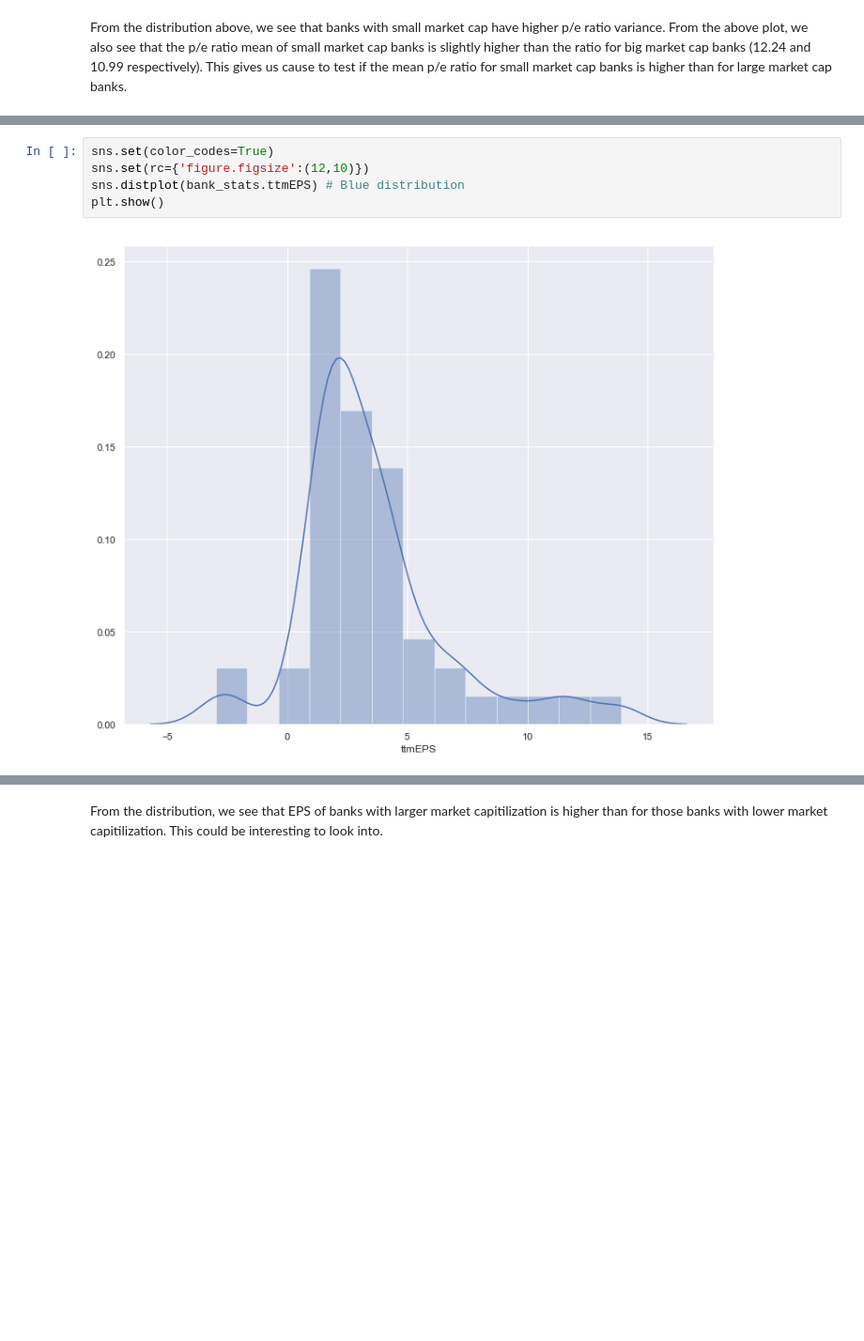
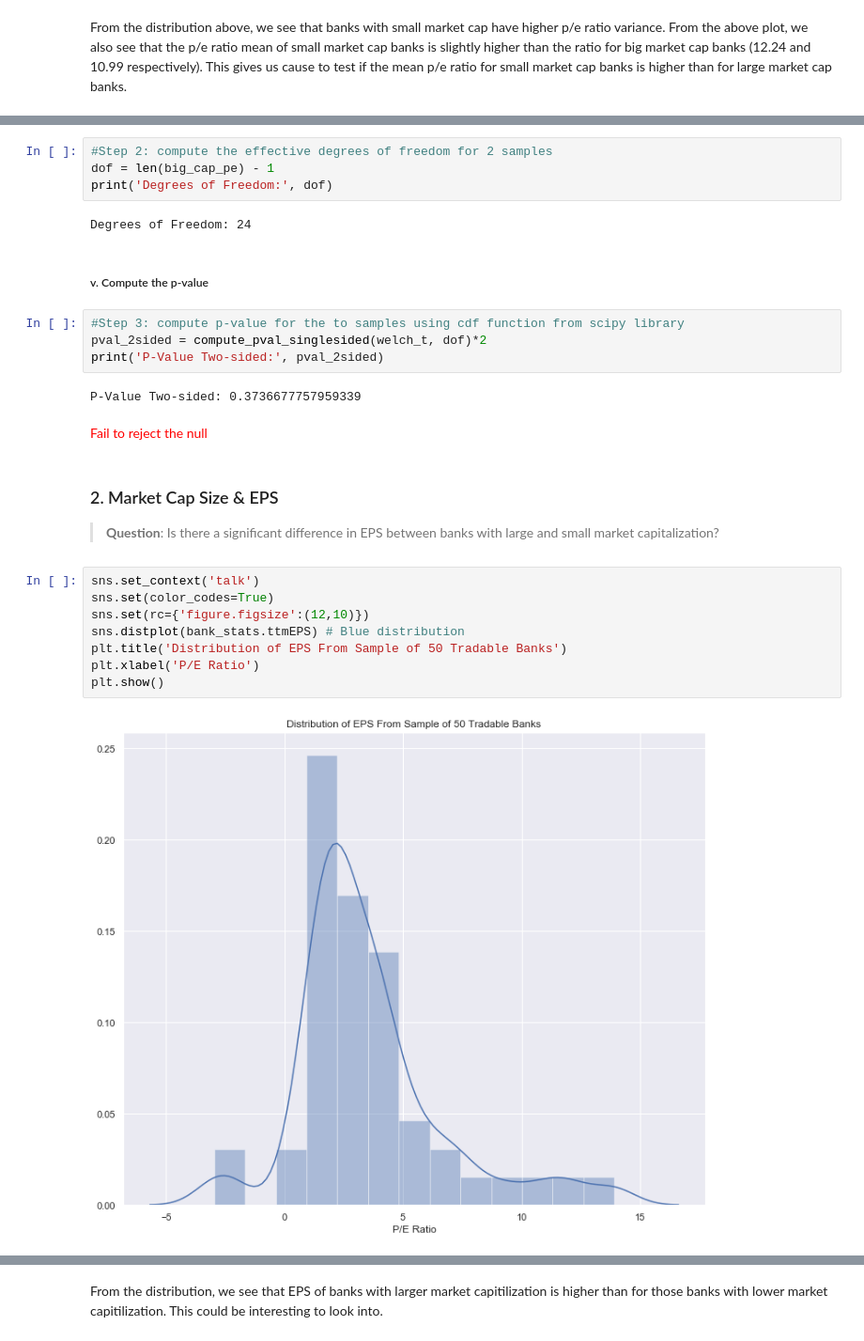
Before and after one commit to mberrien-fitzsimons/survey_public_banks, a Jupyter notebook: results/draft_final_report.ipynb, the cells around one changed output, grey strips where cells are left out. Shown at 94% size. Saved outputs shown, nothing was run; the diff lists cells and outputs as text; blank space fills up the shorter version.

Commit message:
updated final report with eps & pe ratio information

```diff
--- a/results/draft_final_report.ipynb
+++ b/results/draft_final_report.ipynb
@@ -139,10 +146,34 @@ We are performing a 2-tailed t-test.
+# %%
+#Step 2: compute the effective degrees of freedom for 2 samples
+dof = len(big_cap_pe) - 1
+print('Degrees of Freedom:', dof)
+# %% [output]
+Degrees of Freedom: 24
+# %% [markdown]
+##### v. Compute the p-value
+# %%
+#Step 3: compute p-value for the to samples using cdf function from scipy library
+pval_2sided = compute_pval_singlesided(welch_t, dof)*2
+print('P-Value Two-sided:', pval_2sided)
+# %% [output]
+P-Value Two-sided: 0.3736677757959339
+# %% [markdown]
+<font color='red'>Fail to reject the null</font>
+# %% [markdown]
+### 2. Market Cap Size & EPS
+
+
+>**Question**: Is there a significant difference in EPS between banks with large and small market capitalization?
 # %%
+sns.set_context('talk')
 sns.set(color_codes=True)
 sns.set(rc={'figure.figsize':(12,10)})
 sns.distplot(bank_stats.ttmEPS) # Blue distribution
+plt.title('Distribution of EPS From Sample of 50 Tradable Banks')
+plt.xlabel('P/E Ratio')
 plt.show()
 # %% [output]
-[figure, old version]
+[figure, new version]
 # %%
 sns.set(color_codes=True)
 sns.set(rc={'figure.figsize':(12,10)})
```
Also changed, not shown: parts of 44 cells of this notebook, 1 other file.
